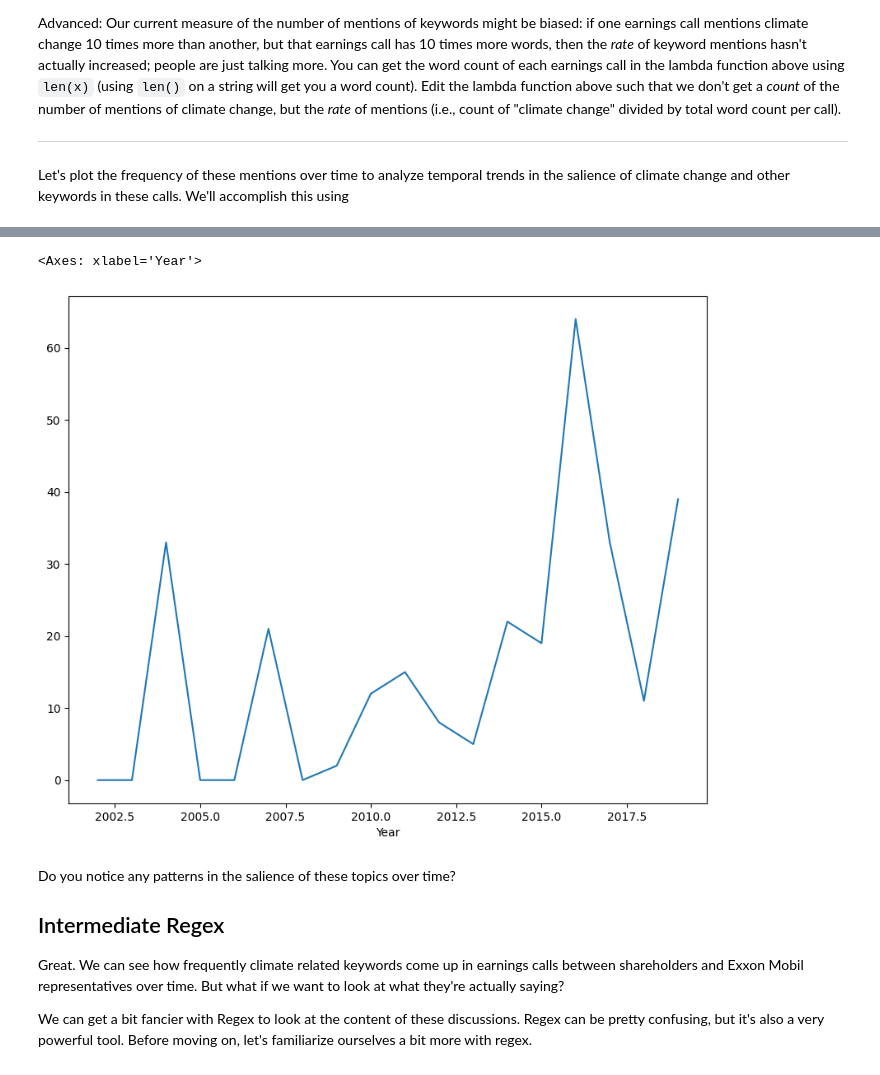
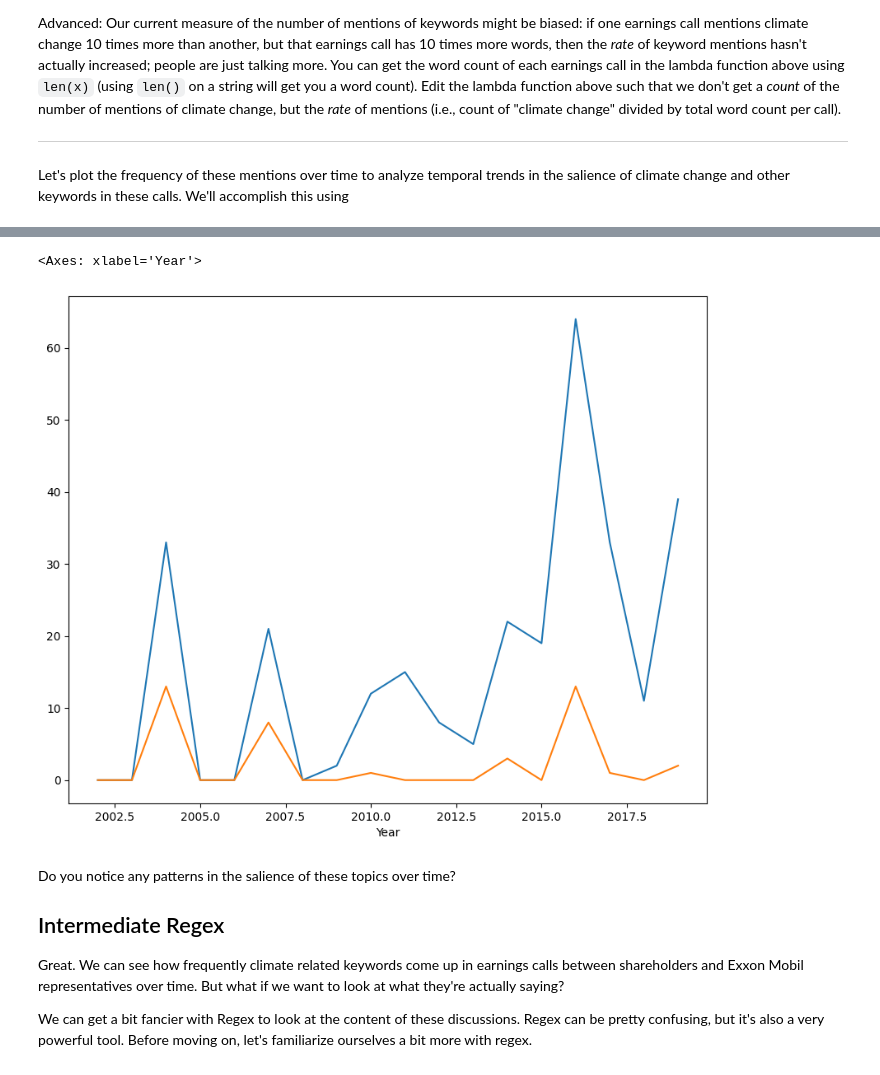
Before and after one commit to ridaamughal/QM2, a Jupyter notebook: Copy_of_W7_Natural_Language_Processing_Student_Version.ipynb, the cells around one changed output, grey strips where cells are left out. Drawn from its saved outputs; the diff is of its cells as text; code cells hidden in the pictures.

```diff
--- a/Copy_of_W7_Natural_Language_Processing_Student_Version.ipynb
+++ b/Copy_of_W7_Natural_Language_Processing_Student_Version.ipynb
@@ -348,9 +368,10 @@ df['climate change']=df['Text'].apply(lambda x: len(re.findall(r'climate change'
 #we are not iterrating through the text column of the dataframe, going row by row...
 #to the text of each EC we are applying the lambda function
 #literally same as numbers function above
+df['global warming']=df['Text'].apply(lambda x: len(re.findall(r'global warming', x, re.IGNORECASE)))
+df['carbon capture']=df['Text'].apply(lambda x: len(re.findall(r'carbon capture', x, re.IGNORECASE)))
+df['disagree']=df['Text'].apply(lambda x: len(re.findall(r'disagree', x, re.IGNORECASE)))
+# print the title of each earnings call, along with the number of mentions of climate change.
 
-# print the title of each earnings call, along with the number of mentions of climate change.
-print(df[['Title','climate change']])
-#note: access two columns needs two brackets.
-
-#REPLACE CLIMATE CHANGE W GLOBAL WARMING
+print(df[['Title','climate change', 'carbon capture', 'global warming', 'disagree']])
+#note: access two columns needs two brackets? idk
@@ -357,24 +396,24 @@ print(df[['Title','climate change']])
 # %%
 # extract the year from the date column
 df['Year']=df['Date'].dt.year
-
+#I think we can do this bc we turned it into datetime data so these year & date tings exist
 # group the dataframe by year, calculating the sum of the "climate change" column
 # save it as a new dataframe called "yearly", condenses og dataframe using year column. each row in yearly column corresponds to one year
 #wanted to aggregate climate change column for each EC. the type of aggregation, he wants just to be sum. one row for each year, and the sum of the climate change for that year.
 yearly=df.groupby('Year')['climate change'].sum()
-
+yearly_second=df.groupby('Year')['global warming'].sum()
 # plot yearly
 yearly.plot()
-
+yearly_second.plot()
 #HERE, PLOTTING THe frequency of words over time
 #using groupby function from last week (aggregates according to level specified in first line of code)
 #YAY now we can see a trend over time
 #NOTE - you can add in the 'global warming' too (literally as in code above) and get a graph w two lines!
 #he says try another term. eg carbon capture
 #he says if u divide the frequency by the length of the text u can figure out the word occurence proportionally, not just raw (eg batool's 'thank you')
 # %% [output]
 <Axes: xlabel='Year'>
-[figure, old version]
+[figure, new version]
 # %% [markdown]
 Do you notice any patterns in the salience of these topics over time?
 
```
Also changed, not shown: parts of 11 cells of this notebook.
